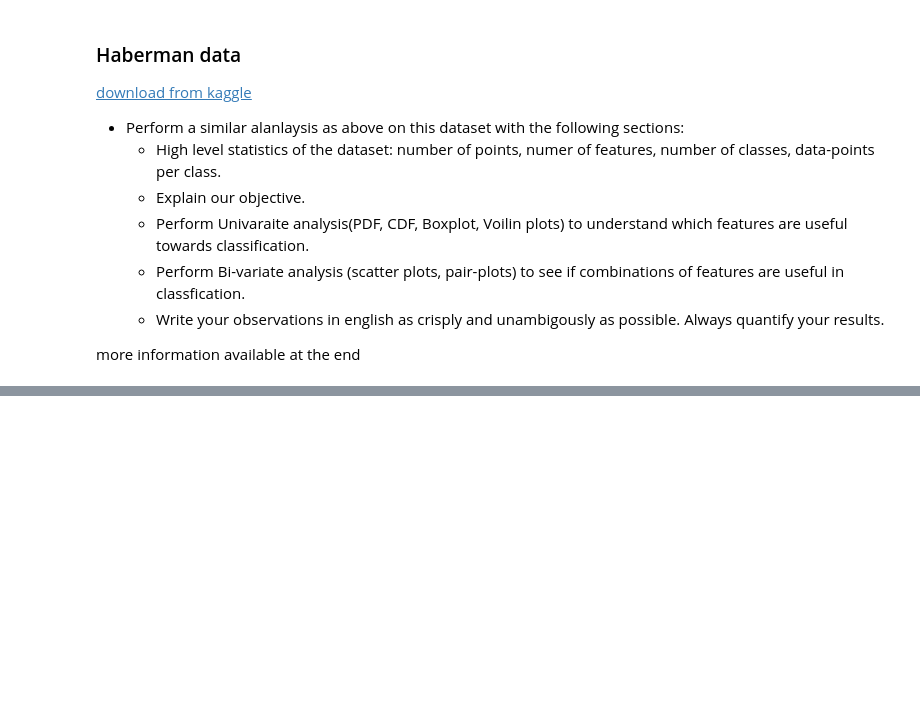
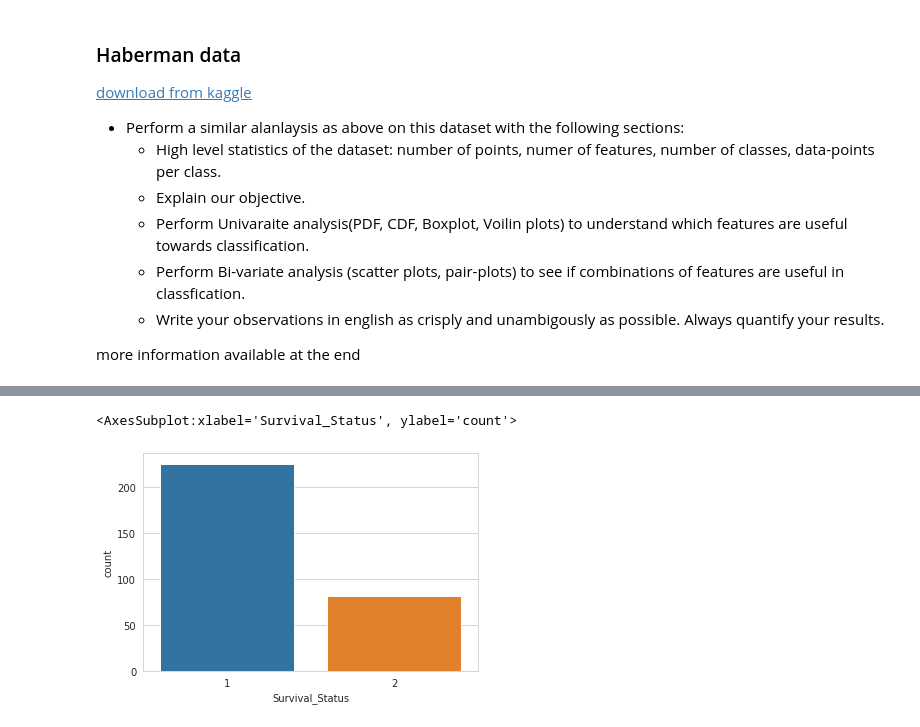
Before and after one commit to mayurkagathara/Python_Practice, a Jupyter notebook: Blogger/UOH_practice/Sem_1/Sub_2/EDA_Practice_Haberman.ipynb, the cells around one changed output, grey strips where cells are left out. Cells and saved outputs as stored; diff of their text form; code cells hidden in the pictures; blank space fills up the shorter version.

Commit message:
python EDA Stats

```diff
--- a/Blogger/UOH_practice/Sem_1/Sub_2/EDA_Practice_Haberman.ipynb
+++ b/Blogger/UOH_practice/Sem_1/Sub_2/EDA_Practice_Haberman.ipynb
@@ -15,5 +15,4 @@ import numpy as np
 import matplotlib.pyplot as plt
 import seaborn as sns
 # %%
-haberman = pd.read_csv('haberman.csv',header=None)
-haberman.
+haberman = pd.read_csv("/home/mayur/git/Pythonpractice/Python_Practice/Blogger/UOH_practice/Sem_1/Sub_2/haberman.csv",header=None)
@@ -22,0 +19,2 @@ NameError: name 'haberman' is not defined
+# %%
+haberman.columns = ['Patient_Age','Operation_Year','Positive_ax_nodes','Survival_Status']
@@ -22,0 +65,5 @@ NameError: name 'haberman' is not defined
+# %%
+sns.countplot(haberman['Survival_Status'])
+# %% [output]
+<AxesSubplot:xlabel='Survival_Status', ylabel='count'>
+[figure, added]
```
Also changed, not shown: parts of 11 cells of this notebook, 3 other files.
